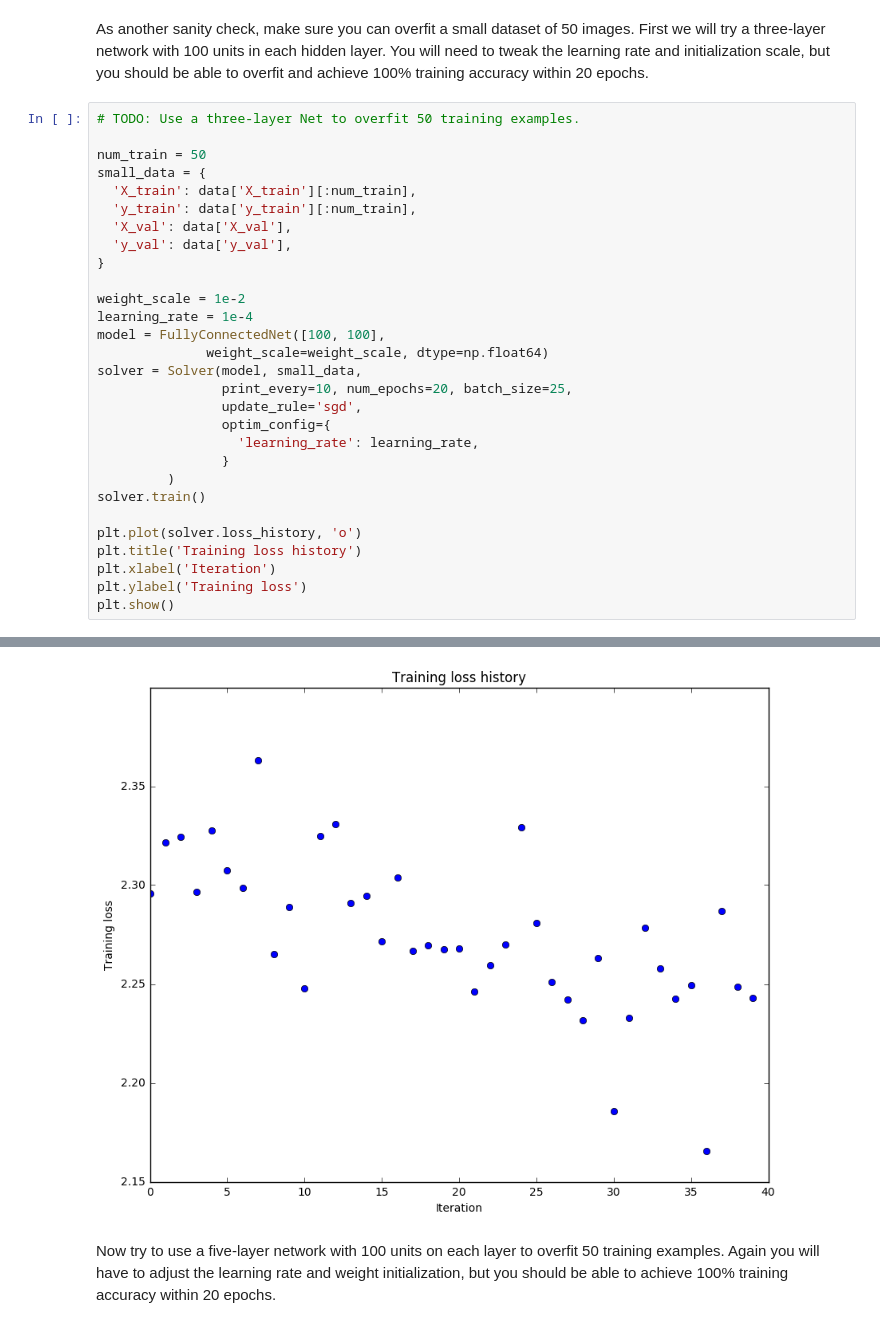
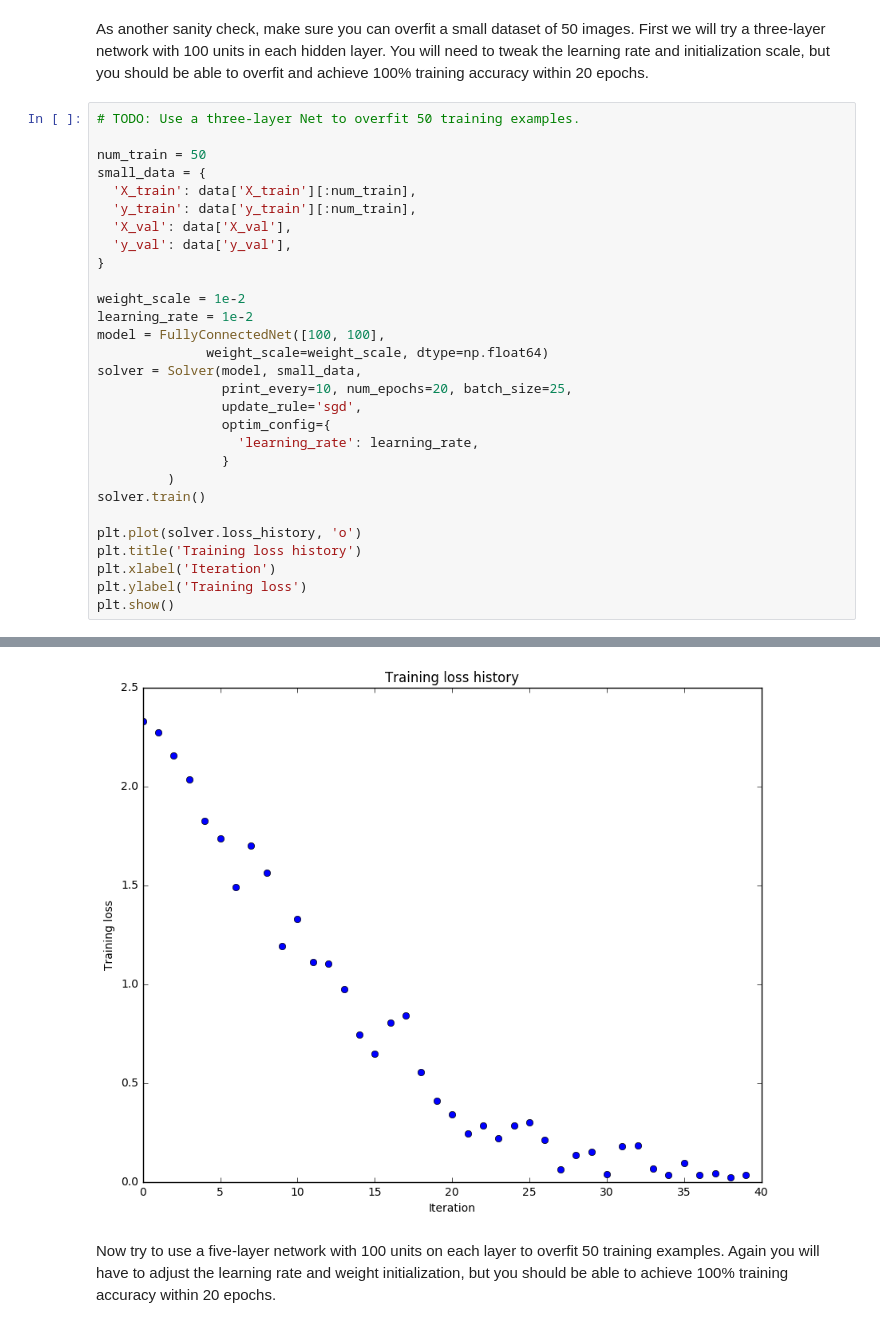
Before and after one commit to ayush29feb/cs231n, a Jupyter notebook: assignment2/FullyConnectedNets.ipynb, the cells around one changed output, grey strips where cells are left out. Saved outputs shown, nothing was run; the diff lists cells and outputs as text.

```diff
--- a/assignment2/FullyConnectedNets.ipynb
+++ b/assignment2/FullyConnectedNets.ipynb
@@ -424,7 +424,7 @@ small_data = {
 }
 
 weight_scale = 1e-2
-learning_rate = 1e-4
+learning_rate = 1e-2
 model = FullyConnectedNet([100, 100],
               weight_scale=weight_scale, dtype=np.float64)
 solver = Solver(model, small_data,
@@ -462,4 +462,4 @@ plt.show()
-[figure, old version]
+[figure, new version]
 # %% [markdown]
 Now try to use a five-layer network with 100 units on each layer to overfit 50 training examples. Again you will have to adjust the learning rate and weight initialization, but you should be able to achieve 100% training accuracy within 20 epochs.
 # %%
```
Also changed, not shown: parts of 10 cells of this notebook, 1 other file.
